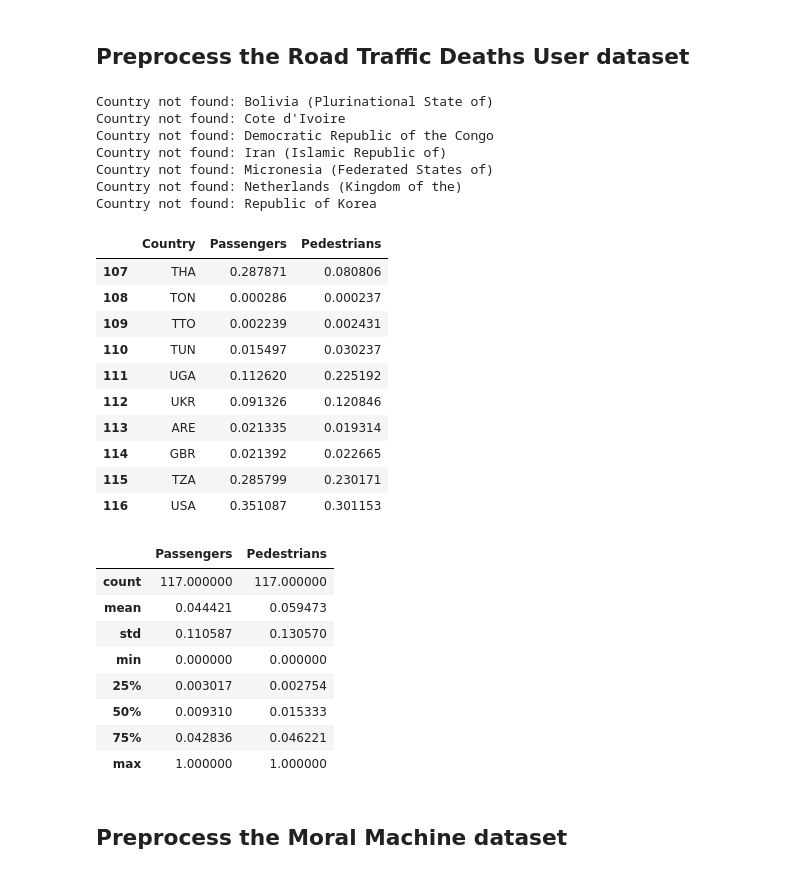
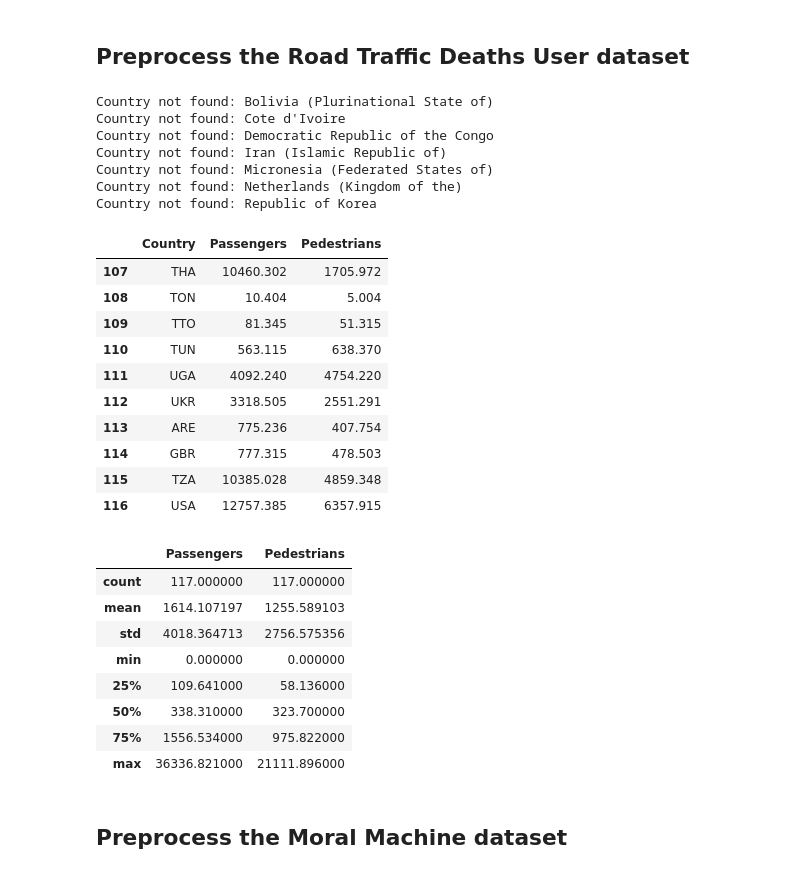
Before and after one commit to Moral-Machine-2024/timoklein, a Jupyter notebook: DSS_Thesis_Code.ipynb, the cells around one changed output. Saved outputs shown, nothing was run; the diff lists cells and outputs as text; code cells hidden in the pictures.

```diff
--- a/DSS_Thesis_Code.ipynb
+++ b/DSS_Thesis_Code.ipynb
@@ -149,8 +149,8 @@ for col in columns_to_normalize:
     df_rtds[col] = pd.to_numeric(df_rtds[col])
 
 # Min-Max Normalization directly in the existing DataFrame
-for col in columns_to_normalize:
-    df_rtds[col] = (df_rtds[col] - df_rtds[col].min()) / (df_rtds[col].max() - df_rtds[col].min())
+#for col in columns_to_normalize:
+#    df_rtds[col] = (df_rtds[col] - df_rtds[col].min()) / (df_rtds[col].max() - df_rtds[col].min())
 
 # Reset the index so that "Country" becomes a regular column
 df_rtds = df_rtds.reset_index()
@@ -292,8 +292,8 @@ for col in columns_to_normalize:
     df_rtdu_cleaned[col] = pd.to_numeric(df_rtdu_cleaned[col])
 
 # Min-Max Normalization directly in the existing DataFrame
-for col in columns_to_normalize:
-    df_rtdu_cleaned[col] = (df_rtdu_cleaned[col] - df_rtdu_cleaned[col].min()) / (df_rtdu_cleaned[col].max() - df_rtdu_cleaned[col].min())
+#for col in columns_to_normalize:
+#    df_rtdu_cleaned[col] = (df_rtdu_cleaned[col] - df_rtdu_cleaned[col].min()) / (df_rtdu_cleaned[col].max() - df_rtdu_cleaned[col].min())
 
 # Change the 'Country' column to ISO codes
 # Extract the 'Country' column as a list
@@ -314,55 +314,55 @@ for country in country_names:
 # Manual mapping for countries that did not get an ISO code
 manual_iso_mapping = {
     "Bolivia (Plurinational State of)": "BOL",
     "Cote d'Ivoire": "CIV",  # Côte d'Ivoire
     "Democratic Republic of the Congo": "COD",
     "Iran (Islamic Republic of)": "IRN",
     "Micronesia (Federated States of)": "FSM",
     "Netherlands (Kingdom of the)": "NLD",
     "Republic of Korea": "KOR"  # Use KOR for South Korea
 }
 
 # Update the mapping with the manual mappings
 country_to_iso.update(manual_iso_mapping)
 
 # Create a Series from the mapping to use for replacing values
 iso_codes_series = pd.Series(country_to_iso)
 
 # Replace the 'Country' column values with ISO codes
 df_rtdu_cleaned['Country'] = df_rtdu_cleaned['Country'].replace(iso_codes_series)
 
 df_rtdu_cleaned.tail(10)
 # %% [output]
 Country not found: Bolivia (Plurinational State of)
 Country not found: Cote d'Ivoire
 Country not found: Democratic Republic of the Congo
 Country not found: Iran (Islamic Republic of)
 Country not found: Micronesia (Federated States of)
 Country not found: Netherlands (Kingdom of the)
 Country not found: Republic of Korea
 |  | Country | Passengers | Pedestrians |
-| 107 | THA | 0.287871 | 0.080806 |
-| 108 | TON | 0.000286 | 0.000237 |
-| 109 | TTO | 0.002239 | 0.002431 |
-| 110 | TUN | 0.015497 | 0.030237 |
-| 111 | UGA | 0.112620 | 0.225192 |
-| 112 | UKR | 0.091326 | 0.120846 |
-| 113 | ARE | 0.021335 | 0.019314 |
-| 114 | GBR | 0.021392 | 0.022665 |
-| 115 | TZA | 0.285799 | 0.230171 |
-| 116 | USA | 0.351087 | 0.301153 |
+| 107 | THA | 10460.302 | 1705.972 |
+| 108 | TON | 10.404 | 5.004 |
+| 109 | TTO | 81.345 | 51.315 |
+| 110 | TUN | 563.115 | 638.370 |
+| 111 | UGA | 4092.240 | 4754.220 |
+| 112 | UKR | 3318.505 | 2551.291 |
+| 113 | ARE | 775.236 | 407.754 |
+| 114 | GBR | 777.315 | 478.503 |
+| 115 | TZA | 10385.028 | 4859.348 |
+| 116 | USA | 12757.385 | 6357.915 |
 # %%
 df_rtdu_cleaned.describe()
 # %% [output]
 |  | Passengers | Pedestrians |
 | count | 117.000000 | 117.000000 |
-| mean | 0.044421 | 0.059473 |
-| std | 0.110587 | 0.130570 |
+| mean | 1614.107197 | 1255.589103 |
+| std | 4018.364713 | 2756.575356 |
 | min | 0.000000 | 0.000000 |
-| 25% | 0.003017 | 0.002754 |
-| 50% | 0.009310 | 0.015333 |
-| 75% | 0.042836 | 0.046221 |
-| max | 1.000000 | 1.000000 |
+| 25% | 109.641000 | 58.136000 |
+| 50% | 338.310000 | 323.700000 |
+| 75% | 1556.534000 | 975.822000 |
+| max | 36336.821000 | 21111.896000 |
 # %% [markdown]
 ## Preprocess the Moral Machine dataset
 # %%
```
Also changed, not shown: parts of 17 cells of this notebook.
